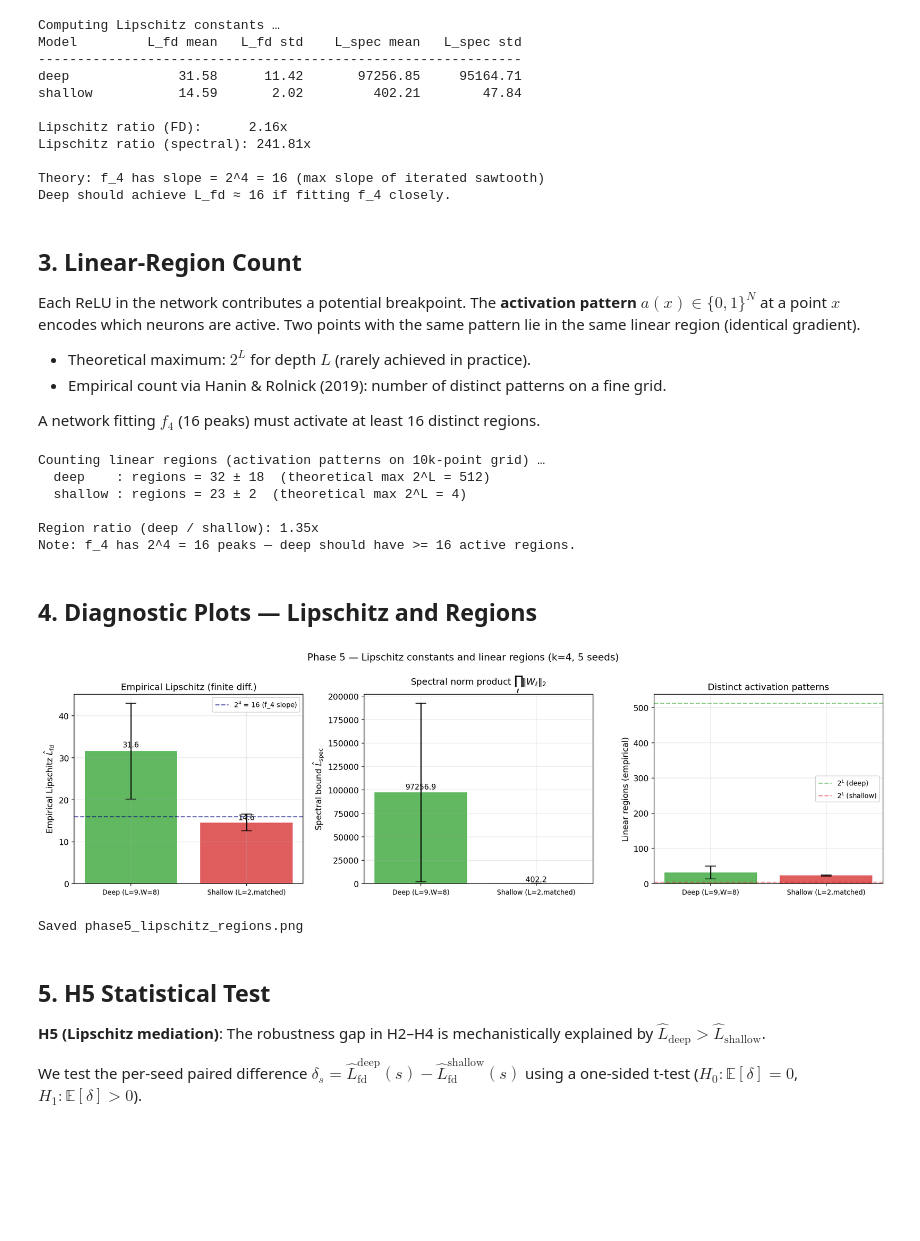
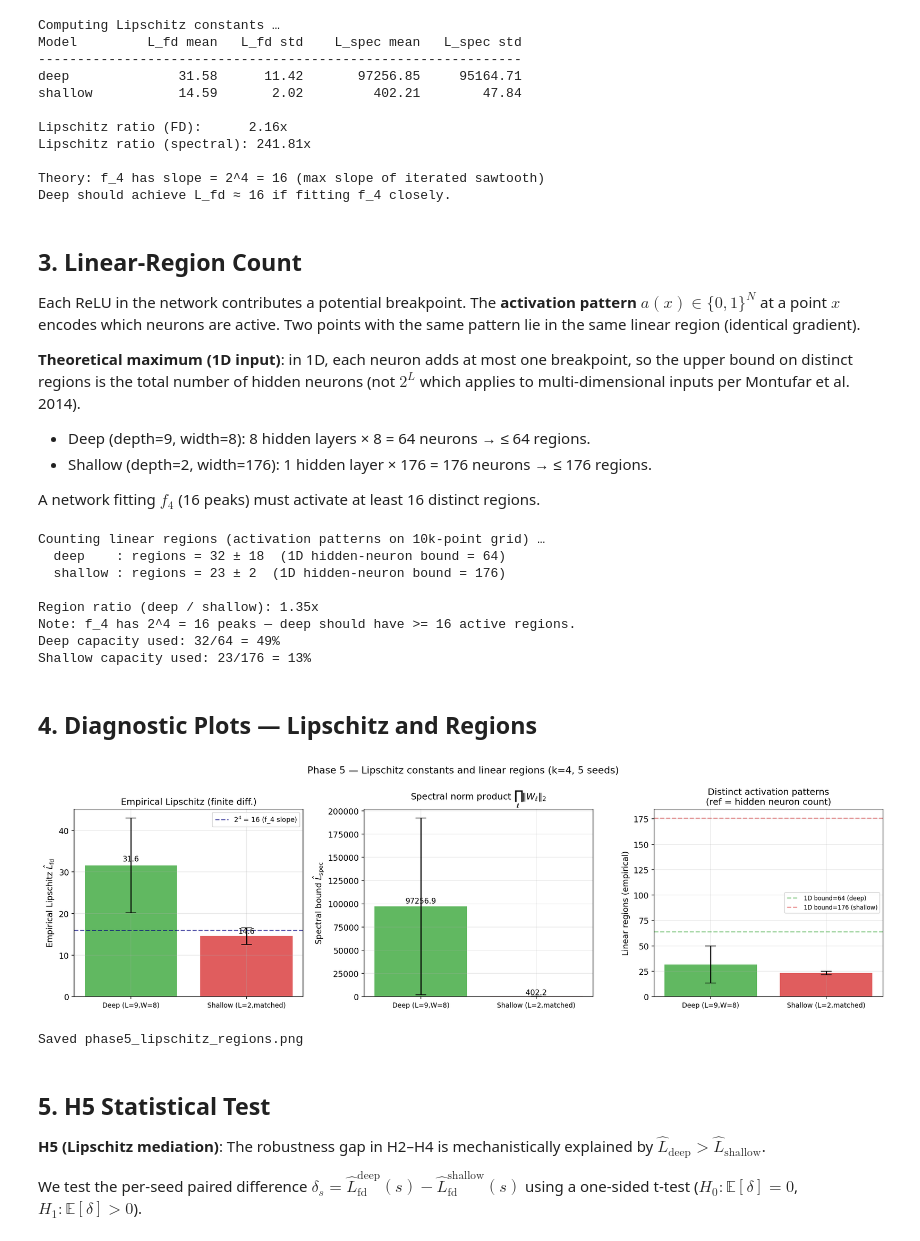
Before and after one commit to Yiwen543/EECS6699_Final_Project, a Jupyter notebook: notebooks/phase5_lipschitz_regions.ipynb, the cells around one changed output. Cells and saved outputs as stored; diff of their text form; code cells hidden in the pictures; blank space fills up the shorter version.

```diff
--- a/notebooks/phase5_lipschitz_regions.ipynb
+++ b/notebooks/phase5_lipschitz_regions.ipynb
@@ -148,32 +148,54 @@ Each ReLU in the network contributes a potential breakpoint.
 The **activation pattern** $a(x) \in \{0,1\}^N$ at a point $x$ encodes which neurons are active.
 Two points with the same pattern lie in the same linear region (identical gradient).
 
-- Theoretical maximum: $2^L$ for depth $L$ (rarely achieved in practice).
-- Empirical count via Hanin & Rolnick (2019): number of distinct patterns on a fine grid.
+**Theoretical maximum (1D input)**: in 1D, each neuron adds at most one breakpoint, so the
+upper bound on distinct regions is the total number of hidden neurons (not $2^L$ which
+applies to multi-dimensional inputs per Montufar et al. 2014).
+- Deep (depth=9, width=8): 8 hidden layers × 8 = 64 neurons → ≤ 64 regions.
+- Shallow (depth=2, width=176): 1 hidden layer × 176 = 176 neurons → ≤ 176 regions.
 
 A network fitting $f_4$ (16 peaks) must activate at least 16 distinct regions.
 # %%
 print('Counting linear regions (activation patterns on 10k-point grid) …')
 n_regions = {'deep': [], 'shallow': []}
-th_max    = {'deep': 2**DEEP_DEPTH, 'shallow': 2**2}  # 2^L per depth
+
+# 1D theoretical max = total hidden neurons (each neuron adds at most one breakpoint).
+# For deep (depth=9, width=8): 8 hidden activation layers × 8 = 64 neurons.
+# For shallow (depth=2, width=176): 1 hidden layer × 176 = 176 neurons.
+# This is tighter than the multi-dim Montufar 2^L bound (irrelevant for 1D input).
+deep_hidden_neurons = (DEEP_DEPTH - 1) * DEEP_WIDTH   # 8 × 8 = 64
+
+# Infer shallow width from the first Linear layer of the model
+_shallow_widths = [m.weight.shape[0]
+                   for mod in shallow_models
+                   for m in mod.modules()
+                   if isinstance(m, nn.Linear)]
+shallow_hidden_neurons = int(_shallow_widths[0]) if _shallow_widths else 176
+th_max = {'deep': deep_hidden_neurons, 'shallow': shallow_hidden_neurons}
 
 for tag, models in [('deep', deep_models), ('shallow', shallow_models)]:
     for m in models:
         n_regions[tag].append(diag.activation_pattern_regions(m, n_grid=N_GRID_REG, device=device))
     mu = np.mean(n_regions[tag]); sd = np.std(n_regions[tag])
     print(f"  {tag:8s}: regions = {mu:.0f} ± {sd:.0f}  "
-          f"(theoretical max 2^L = {th_max[tag]})")
+          f"(1D hidden-neuron bound = {th_max[tag]})")
 
 region_ratio = np.mean(n_regions['deep']) / max(np.mean(n_regions['shallow']), 1)
 print(f"\nRegion ratio (deep / shallow): {region_ratio:.2f}x")
 print(f"Note: f_4 has 2^4 = 16 peaks — deep should have >= 16 active regions.")
+print(f"Deep capacity used: {np.mean(n_regions['deep']):.0f}/{th_max['deep']} = "
+      f"{100*np.mean(n_regions['deep'])/th_max['deep']:.0f}%")
+print(f"Shallow capacity used: {np.mean(n_regions['shallow']):.0f}/{th_max['shallow']} = "
+      f"{100*np.mean(n_regions['shallow'])/th_max['shallow']:.0f}%")
 # %% [output]
 Counting linear regions (activation patterns on 10k-point grid) …
-  deep    : regions = 32 ± 18  (theoretical max 2^L = 512)
-  shallow : regions = 23 ± 2  (theoretical max 2^L = 4)
+  deep    : regions = 32 ± 18  (1D hidden-neuron bound = 64)
+  shallow : regions = 23 ± 2  (1D hidden-neuron bound = 176)
 
 Region ratio (deep / shallow): 1.35x
 Note: f_4 has 2^4 = 16 peaks — deep should have >= 16 active regions.
+Deep capacity used: 32/64 = 49%
+Shallow capacity used: 23/176 = 13%
 # %% [markdown]
 ## 4. Diagnostic Plots — Lipschitz and Regions
 # %%
@@ -193,38 +215,39 @@ axes[0].set_ylabel('Empirical Lipschitz $\\hat{L}_{\\mathrm{fd}}$')
 axes[0].set_title('Empirical Lipschitz (finite diff.)')
 axes[0].legend(fontsize=9)
 for bar, m in zip(bars, mu_fd):
     axes[0].text(bar.get_x() + bar.get_width() / 2, m * 1.02,
                  f'{m:.1f}', ha='center', va='bottom', fontsize=10)
 
 # (b) Spectral bound
 mu_sp = [np.mean(lip_spec[t]) for t in tags]
 sd_sp = [np.std(lip_spec[t])  for t in tags]
 axes[1].bar(x, mu_sp, color=colors, alpha=0.75, yerr=sd_sp, capsize=7)
 axes[1].set_xticks(x); axes[1].set_xticklabels(labels, fontsize=9)
 axes[1].set_ylabel('Spectral bound $\\hat{L}_{\\mathrm{spec}}$')
 axes[1].set_title('Spectral norm product $\\prod_\\ell \\|W_\\ell\\|_2$')
 for bar, m in zip(axes[1].patches, mu_sp):
     axes[1].text(bar.get_x() + bar.get_width() / 2, m * 1.02,
                  f'{m:.1f}', ha='center', va='bottom', fontsize=10)
 
-# (c) Linear regions
+# (c) Linear regions — reference lines use 1D hidden-neuron bound, not multi-dim 2^L
 mu_r = [np.mean(n_regions[t]) for t in tags]
 sd_r = [np.std(n_regions[t])  for t in tags]
 axes[2].bar(x, mu_r, color=colors, alpha=0.75, yerr=sd_r, capsize=7)
 for t, th, col in zip(tags, [th_max['deep'], th_max['shallow']], colors):
-    axes[2].axhline(th, color=col, linestyle='--', alpha=0.5, label=f'$2^L$ ({t})')
+    lbl = f'1D bound={th} ({t})'
+    axes[2].axhline(th, color=col, linestyle='--', alpha=0.5, label=lbl)
 axes[2].set_xticks(x); axes[2].set_xticklabels(labels, fontsize=9)
 axes[2].set_ylabel('Linear regions (empirical)')
-axes[2].set_title('Distinct activation patterns')
-axes[2].legend(fontsize=9)
+axes[2].set_title('Distinct activation patterns\n(ref = hidden neuron count)')
+axes[2].legend(fontsize=8)
 
 fig.suptitle(f'Phase 5 — Lipschitz constants and linear regions (k={K}, 5 seeds)', fontsize=13)
 fig.tight_layout()
 fig.savefig(FIGURES / 'phase5_lipschitz_regions.png', dpi=150)
 plt.show()
 print('Saved phase5_lipschitz_regions.png')
 # %% [output]
-[figure, old version]
+[figure, new version]
 Saved phase5_lipschitz_regions.png
 # %% [markdown]
 ## 5. H5 Statistical Test
```
Also changed, not shown: parts of 1 cell of this notebook, 7 other files.
